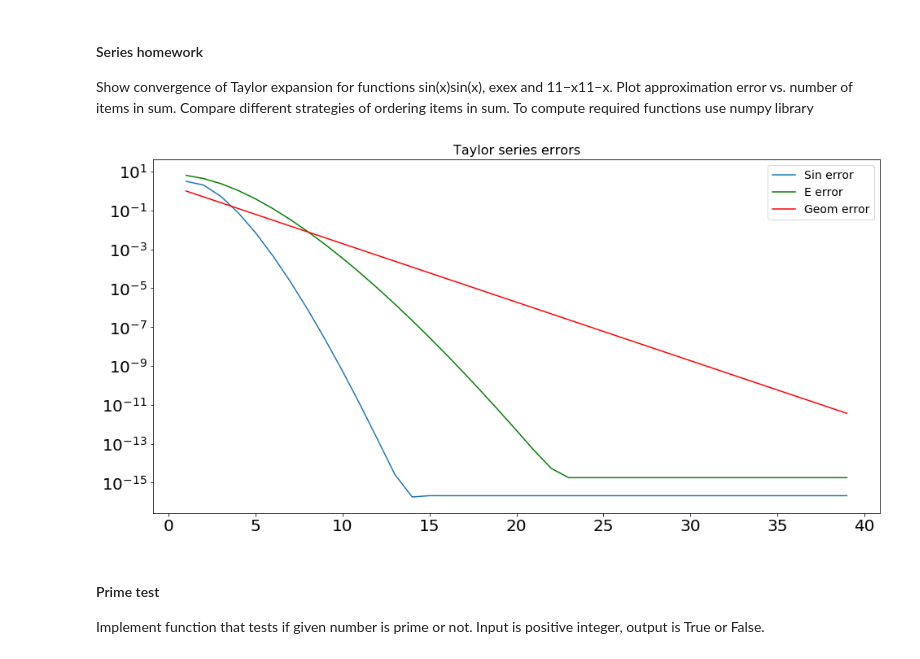
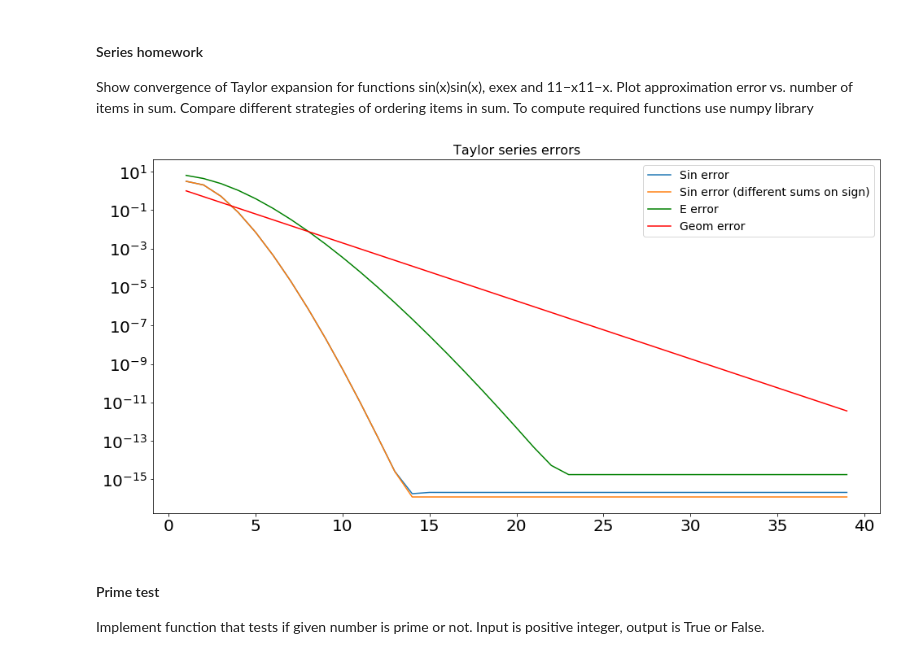
Before and after one commit to bvdmitri/ml-course, a Jupyter notebook: 01.tutorial/Excersice 1.ipynb, the cells around one changed output. Cells and saved outputs as stored; diff of their text form; code cells hidden in the pictures.

```diff
--- a/01.tutorial/Excersice 1.ipynb
+++ b/01.tutorial/Excersice 1.ipynb
@@ -178,6 +178,16 @@ def sin_series(point, count):
             result -= item
     return result
 
+def sin_series_2(point, count):
+    result_plus = 0
+    result_minus = 0
+    for n in range(count):
+        item = point ** (2 * n + 1) / math.factorial(2 * n + 1)
+        if n % 2 == 0:
+            result_plus += item
+        else:
+            result_minus += item
+    return result_plus - result_minus
 
 def e_series(point, count):
     result = 0
@@ -201,6 +211,10 @@ counts = range(1, 40)
 sin_errors = []
 for i in counts:
     sin_errors.append(abs(sin_series(math.pi, i) - np.sin(math.pi)))
+
+sin2_errors = []
+for i in counts:
+    sin2_errors.append(abs(sin_series_2(math.pi, i) - np.sin(math.pi)))
 
 e_errors = []
 for i in counts:
@@ -212,19 +226,20 @@ for i in counts:
 # %%
 %matplotlib inline
 import matplotlib.pyplot as plt
 from mpl_toolkits.mplot3d import Axes3D
 
 plt.figure(figsize=(16, 8))
 plt.title("Taylor series errors", fontsize=16)
 plt.plot(counts, sin_errors, label="Sin error")
+plt.plot(counts, sin2_errors, label="Sin error (different sums on sign)")
 plt.plot(counts, e_errors, color="green", label="E error")
 plt.plot(counts, geom_errors, color="red", label="Geom error")
 plt.yscale('log')
 plt.legend(loc="best", fontsize=14)
 plt.xticks(fontsize=20)
 _ = plt.yticks(fontsize=20)
 # %% [output]
-[figure, old version]
+[figure, new version]
 # %% [markdown]
 #### Prime test
 
```
Also changed, not shown: 5 other files.
